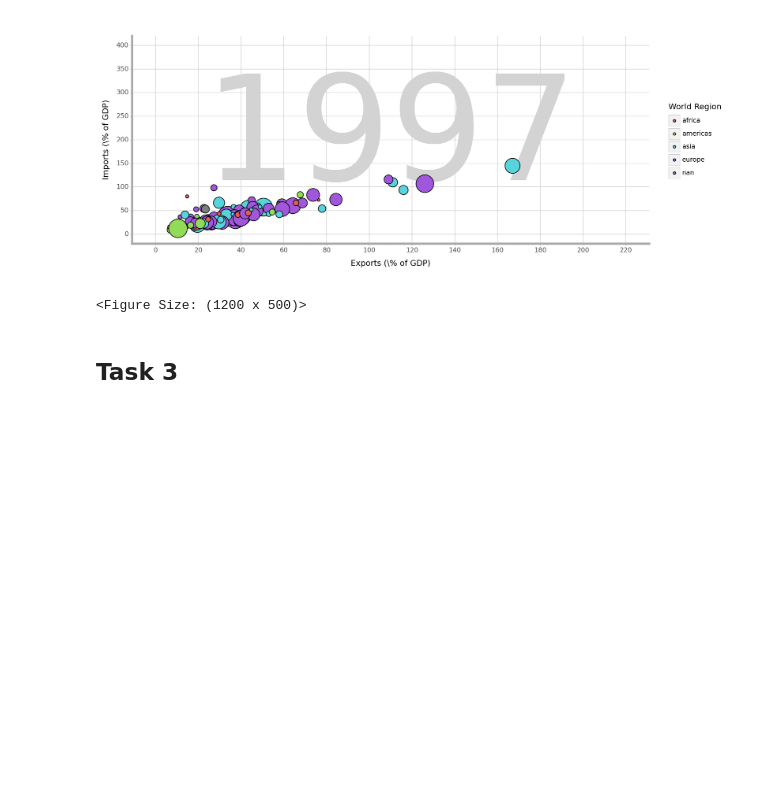
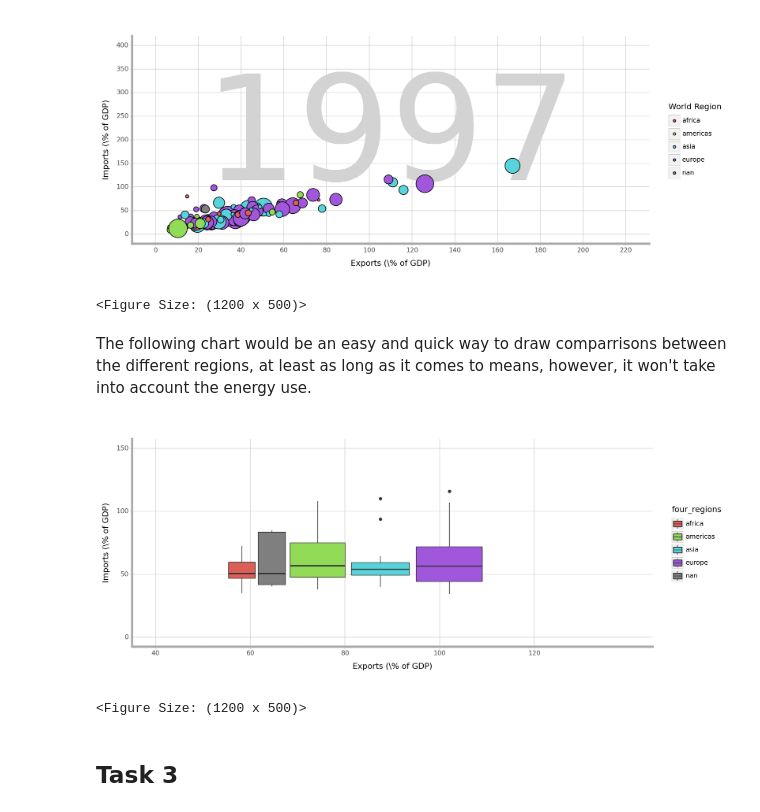
Before and after one commit to jaaktuu/Week_1_Lab, a Jupyter notebook: GSB544_Week_1_Lab.ipynb, the cells around one changed output. Saved outputs shown, nothing was run; the diff lists cells and outputs as text; code cells hidden in the pictures; blank space fills up the shorter version.

```diff
--- a/GSB544_Week_1_Lab.ipynb
+++ b/GSB544_Week_1_Lab.ipynb
@@ -126,6 +157,45 @@ data2['energy'] = pd.to_numeric(data2['energy'], errors = 'coerce')
 # %% [output]
 [figure]
 <Figure Size: (1200 x 500)>
+# %% [markdown]
+The following chart would be an easy and quick way to draw comparrisons between the different regions, at least as long as it comes to means, however, it won't take into account the energy use.
+# %%
+#Import Data
+data2 = pd.read_csv(r'C:\Users\tuke-\Desktop\1_GSB544_Computing_and_Machine_Learning\Week_1_Lab\data\q2data.csv')
+#Change values to numeric and delete any values that cannot be converted
+data2['energy'] = pd.to_numeric(data2['energy'], errors = 'coerce')
+
+#Plot
+(ggplot(data2) +
+     #change the bakground to white
+     theme_bw() +
+     #Add all different floating labels
+     geom_text(label = '1997', x =  110, y = 200, size = 200, alpha = 0.5, color = 'lightgrey') +
+     #Add points with color and sizing
+     geom_boxplot(aes(y='imports', x = 'exports', fill = 'four_regions')) +
+     #Rename Axis
+     labs(x = 'Exports (\% of GDP)', y = 'Imports (\% of GDP)', color = 'World Region') +
+     #Scale and label y axis
+     scale_y_continuous(limits=(0,150),
+                        breaks= [0, 50, 100, 150]) +
+     #Scale and label x axis
+     scale_x_continuous(limits=(40,140),
+                        breaks= list(range(40,121,20))) +
+     #Make it look all nice
+     theme(
+         figure_size = (12,5),
+         line = element_line(color = 'lightgrey'),
+         panel_grid_minor_x = element_blank(),
+         panel_grid_minor_y = element_blank(),
+         axis_line=element_line(size=3, color = 'darkgrey'),
+         panel_border = element_blank()) +
+     #Remove the legend for size
+     guides(size=False) +
+     scale_size(range = [0, 15])
+)
+# %% [output]
+[figure, added]
+<Figure Size: (1200 x 500)>
 # %% [markdown]
 ## Task 3
 # %%
```
Also changed, not shown: parts of 4 cells of this notebook.
